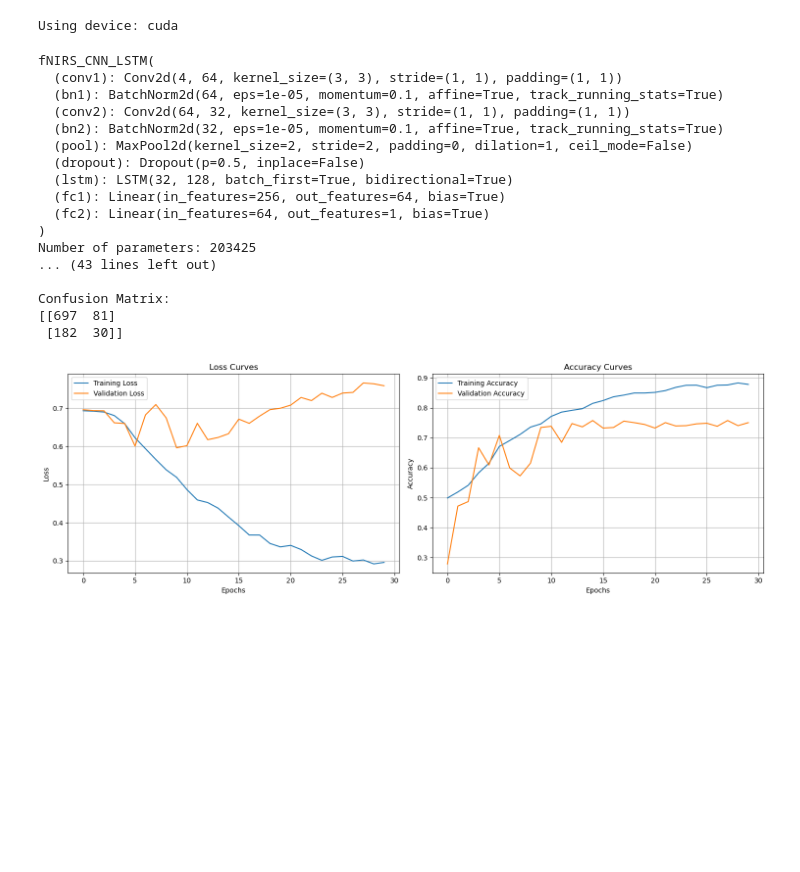
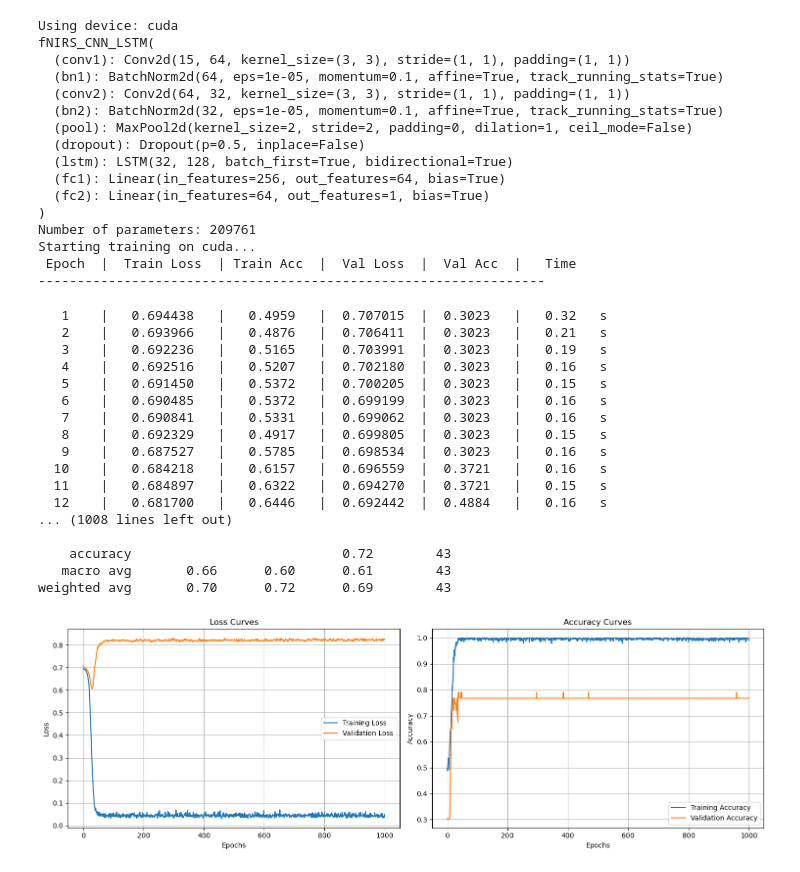
Before and after one commit to aarnol/workload-classification, a Jupyter notebook: cnn.ipynb, the cells around one changed output. Cells and saved outputs as stored; diff of their text form; code cells hidden in the pictures; blank space fills up the shorter version.

```diff
--- a/cnn.ipynb
+++ b/cnn.ipynb
@@ -198,7 +228,10 @@ def train_fnirs_model(batch_size=64, learning_rate=0.0001, num_epochs=50, early_
     print(f"Using device: {device}")
 
     # Model initialization
-    model = fNIRS_CNN_LSTM(in_channels=4, num_classes=1, dropout_rate=0.5).to(device)
+    if downsampled:
+        model = fNIRS_CNN_LSTM(in_channels=4, num_classes=1, dropout_rate=0.5).to(device)
+    else:
+        model = fNIRS_CNN_LSTM(in_channels=15, num_classes=1, dropout_rate=0.5).to(device)
 
     # Loss function and optimizer
     criterion = nn.BCELoss()
@@ -470,53 +508,70 @@ def plot_training_history(history):
 # Example usage with the model previously defined
 if __name__ == "__main__":
     from torch.utils.data import DataLoader, TensorDataset
-
+    import os
+    os.environ['CUDA_LAUNCH_BLOCKING'] = '1'
+# Run this cell before the problematic code
     # Assume we have the model, criterion, optimizer, and scheduler from the previous code
-    model, criterion, optimizer, scheduler, device = train_fnirs_model()
+    model, criterion, optimizer, scheduler, device = train_fnirs_model(learning_rate=0.0001, num_epochs=50)
 
     np.random.seed(42)  # For reproducibility
     torch.manual_seed(42)
 
     dataloaders = {
         'train': train_loader,
         'val': test_loader  # Using test_loader for validation in this example
     }
 
 
     # Train the model
     trained_model, history = train_model(
         model=model,
         dataloaders=dataloaders,
         criterion=criterion,
         optimizer=optimizer,
         scheduler=scheduler,
         device=device,
-        num_epochs=30,
-        early_stopping_patience=50
+        num_epochs=1000,
+        early_stopping_patience=1000
     )
 
     # Evaluate on test set
     test_metrics = evaluate_model(trained_model, test_loader, criterion, device)
 
     # Plot training history
     plot_training_history(history)
 # %% [output]
 Using device: cuda
+fNIRS_CNN_LSTM(
+  (conv1): Conv2d(15, 64, kernel_size=(3, 3), stride=(1, 1), padding=(1, 1))
+  (bn1): BatchNorm2d(64, eps=1e-05, momentum=0.1, affine=True, track_running_stats=True)
+  (conv2): Conv2d(64, 32, kernel_size=(3, 3), stride=(1, 1), padding=(1, 1))
+  (bn2): BatchNorm2d(32, eps=1e-05, momentum=0.1, affine=True, track_running_stats=True)
+  (pool): MaxPool2d(kernel_size=2, stride=2, padding=0, dilation=1, ceil_mode=False)
+  (dropout): Dropout(p=0.5, inplace=False)
+  (lstm): LSTM(32, 128, batch_first=True, bidirectional=True)
+  (fc1): Linear(in_features=256, out_features=64, bias=True)
+  (fc2): Linear(in_features=64, out_features=1, bias=True)
+)
+Number of parameters: 209761
+Starting training on cuda...
+ Epoch  |  Train Loss  | Train Acc  |  Val Loss  |  Val Acc  |   Time
+-----------------------------------------------------------------
-fNIRS_CNN_LSTM(
-  (conv1): Conv2d(4, 64, kernel_size=(3, 3), stride=(1, 1), padding=(1, 1))
-  (bn1): BatchNorm2d(64, eps=1e-05, momentum=0.1, affine=True, track_running_stats=True)
-  (conv2): Conv2d(64, 32, kernel_size=(3, 3), stride=(1, 1), padding=(1, 1))
-  (bn2): BatchNorm2d(32, eps=1e-05, momentum=0.1, affine=True, track_running_stats=True)
-  (pool): MaxPool2d(kernel_size=2, stride=2, padding=0, dilation=1, ceil_mode=False)
-  (dropout): Dropout(p=0.5, inplace=False)
-  (lstm): LSTM(32, 128, batch_first=True, bidirectional=True)
-  (fc1): Linear(in_features=256, out_features=64, bias=True)
-  (fc2): Linear(in_features=64, out_features=1, bias=True)
-)
-Number of parameters: 203425
-... (43 lines left out)
+   1    |   0.694438   |   0.4959   |  0.707015  |  0.3023   |   0.32   s
+   2    |   0.693966   |   0.4876   |  0.706411  |  0.3023   |   0.21   s
+   3    |   0.692236   |   0.5165   |  0.703991  |  0.3023   |   0.19   s
+   4    |   0.692516   |   0.5207   |  0.702180  |  0.3023   |   0.16   s
+   5    |   0.691450   |   0.5372   |  0.700205  |  0.3023   |   0.15   s
+   6    |   0.690485   |   0.5372   |  0.699199  |  0.3023   |   0.16   s
+   7    |   0.690841   |   0.5331   |  0.699062  |  0.3023   |   0.16   s
+   8    |   0.692329   |   0.4917   |  0.699805  |  0.3023   |   0.15   s
+   9    |   0.687527   |   0.5785   |  0.698534  |  0.3023   |   0.16   s
+  10    |   0.684218   |   0.6157   |  0.696559  |  0.3721   |   0.16   s
+  11    |   0.684897   |   0.6322   |  0.694270  |  0.3721   |   0.15   s
+  12    |   0.681700   |   0.6446   |  0.692442  |  0.4884   |   0.16   s
+... (1008 lines left out)
 
-Confusion Matrix:
-[[697  81]
- [182  30]]
+    accuracy                           0.72        43
+   macro avg       0.66      0.60      0.61        43
+weighted avg       0.70      0.72      0.69        43
-[figure, old version]
+[figure, new version]
```
Also changed, not shown: parts of 3 cells of this notebook, 2 other files.
